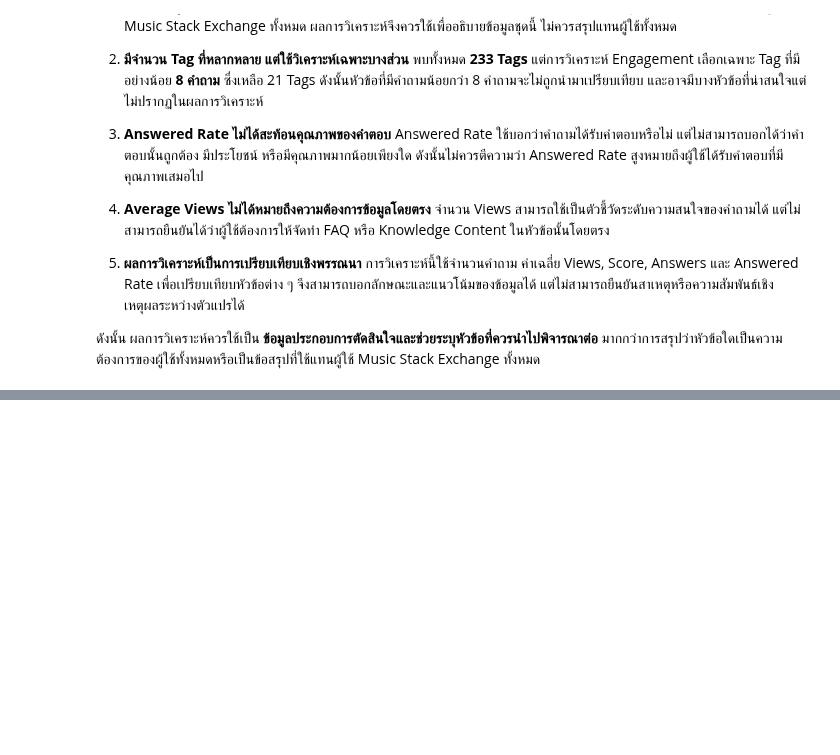
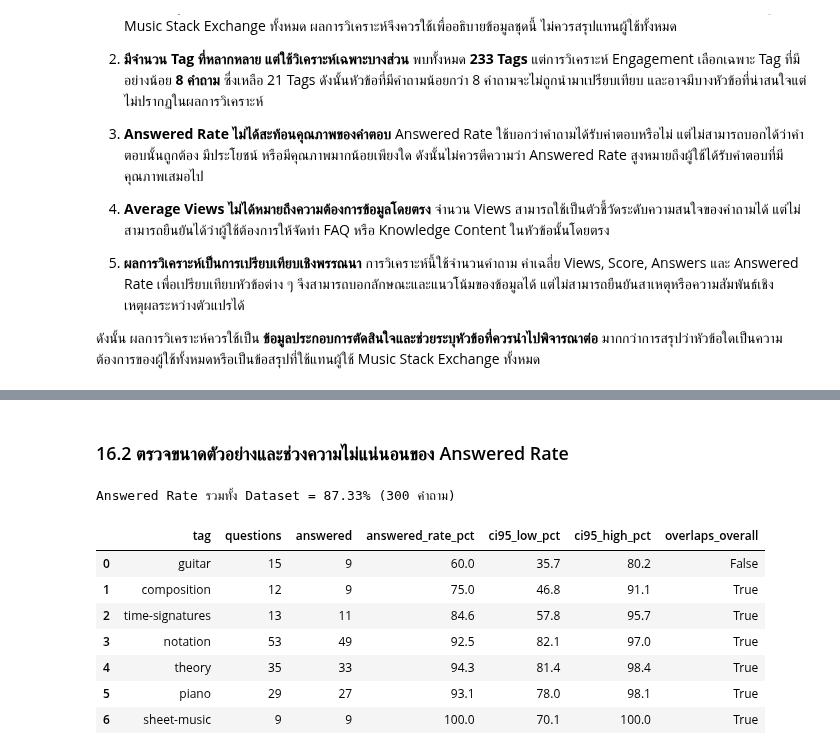
Before and after one commit to suphitchakh-web/Project_1, a Jupyter notebook: Team06_Part2.ipynb, the cells around one changed output, grey strips where cells are left out. Drawn from its saved outputs; the diff is of its cells as text; code cells hidden in the pictures; blank space fills up the shorter version.

Commit message:
Reality Check

```diff
--- a/Team06_Part2.ipynb
+++ b/Team06_Part2.ipynb
@@ -4476,0 +4554,48 @@ Missing Values:
+# %% [markdown]
+### 16.2 ตรวจขนาดตัวอย่างและช่วงความไม่แน่นอนของ Answered Rate
+# %%
+# 16.2 Reality Check: Sample size + Wilson 95% CI
+
+def wilson_ci(k, n, z=1.96):
+    if n == 0:
+        return (np.nan, np.nan)
+    p = k / n
+    denom = 1 + z**2 / n
+    centre = (p + z**2 / (2 * n)) / denom
+    half = z * np.sqrt(p * (1 - p) / n + z**2 / (4 * n**2)) / denom
+    return (centre - half, centre + half)
+
+overall_rate = analysis_df["is_answered"].mean() * 100
+print(f"Answered Rate รวมทั้ง Dataset = {overall_rate:.2f}% ({len(analysis_df)} คำถาม)")
+
+rows = []
+for t in focus_tags + ["notation", "theory", "piano", "sheet-music"]:
+    r = tag_summary[tag_summary["tag"] == t]
+    if r.empty:
+        continue
+    r = r.iloc[0]
+    n = int(r["question_count"])
+    k = int(round(r["answered_rate"] * n))
+    lo, hi = wilson_ci(k, n)
+    rows.append({
+        "tag": t,
+        "questions": n,
+        "answered": k,
+        "answered_rate_pct": round(r["answered_rate"] * 100, 1),
+        "ci95_low_pct": round(lo * 100, 1),
+        "ci95_high_pct": round(hi * 100, 1),
+        "overlaps_overall": lo * 100 <= overall_rate <= hi * 100
+    })
+
+ci_table = pd.DataFrame(rows)
+display(ci_table)
+# %% [output]
+Answered Rate รวมทั้ง Dataset = 87.33% (300 คำถาม)
+|  | tag | questions | answered | answered_rate_pct | ci95_low_pct | ci95_high_pct | overlaps_overall |
+| 0 | guitar | 15 | 9 | 60.0 | 35.7 | 80.2 | False |
+| 1 | composition | 12 | 9 | 75.0 | 46.8 | 91.1 | True |
+| 2 | time-signatures | 13 | 11 | 84.6 | 57.8 | 95.7 | True |
+| 3 | notation | 53 | 49 | 92.5 | 82.1 | 97.0 | True |
+| 4 | theory | 35 | 33 | 94.3 | 81.4 | 98.4 | True |
+| 5 | piano | 29 | 27 | 93.1 | 78.0 | 98.1 | True |
+| 6 | sheet-music | 9 | 9 | 100.0 | 70.1 | 100.0 | True |
```
Also changed, not shown: parts of 18 cells of this notebook.
